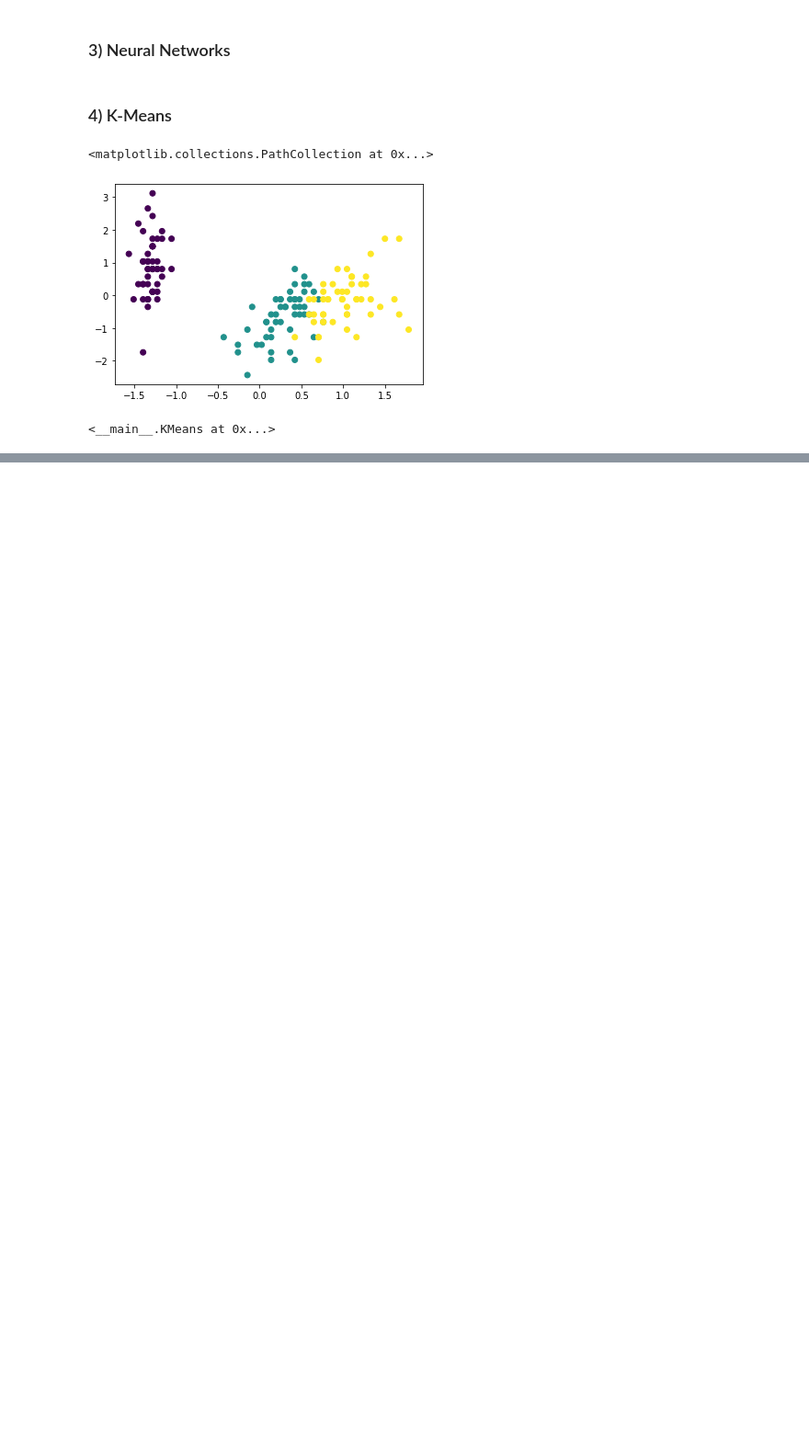
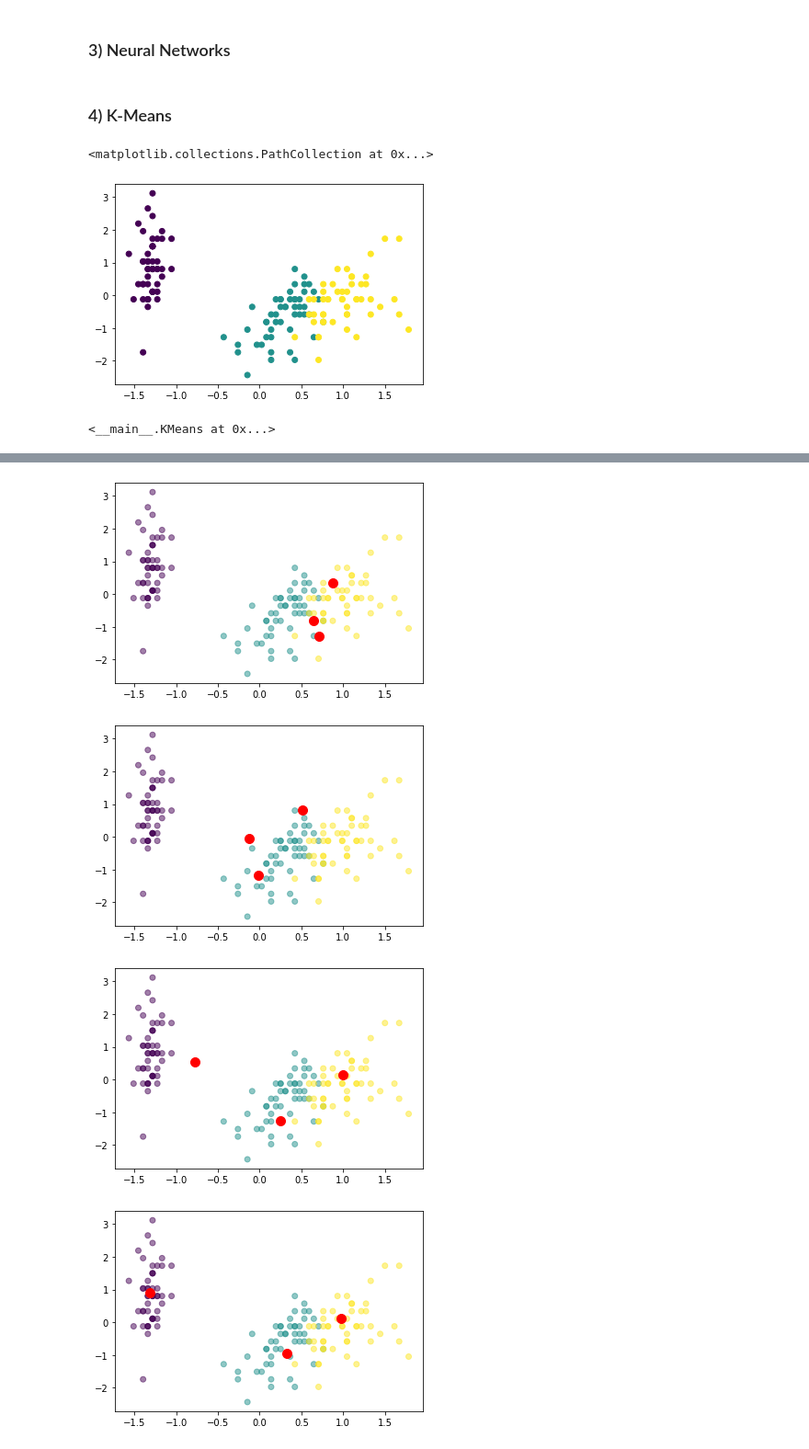
Before and after one commit to Romario-Stankovic/MachineLearningModels, a Jupyter notebook: exam.ipynb, the cells around one changed output, grey strips where cells are left out. Shown at 92% size. Drawn from its saved outputs; the diff is of its cells as text; code cells hidden in the pictures; blank space fills up the shorter version.

```diff
--- a/exam.ipynb
+++ b/exam.ipynb
@@ -503,0 +528,13 @@ plt.scatter(centroids[:, 2], centroids[:, 1], c='r')
+# %%
+history = model.history
+
+for i in range(len(history)):
+    centroids = history[i]
+    plt.scatter(X[:, 2], X[:, 1], c=Y, alpha=0.5)
+    plt.scatter(centroids[:, 2], centroids[:, 1], marker='o', s=100, c='r')
+    plt.show()
+# %% [output]
+[figure, added]
+[figure, added]
+[figure, added]
+[figure, added]
```
Also changed, not shown: parts of 7 cells of this notebook.
